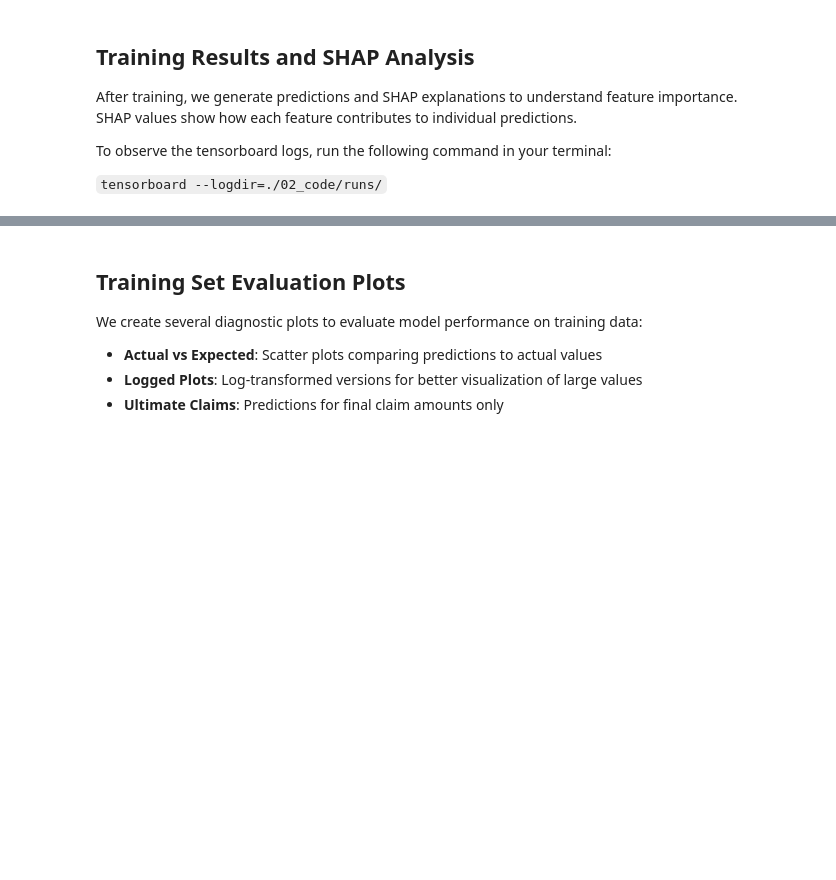
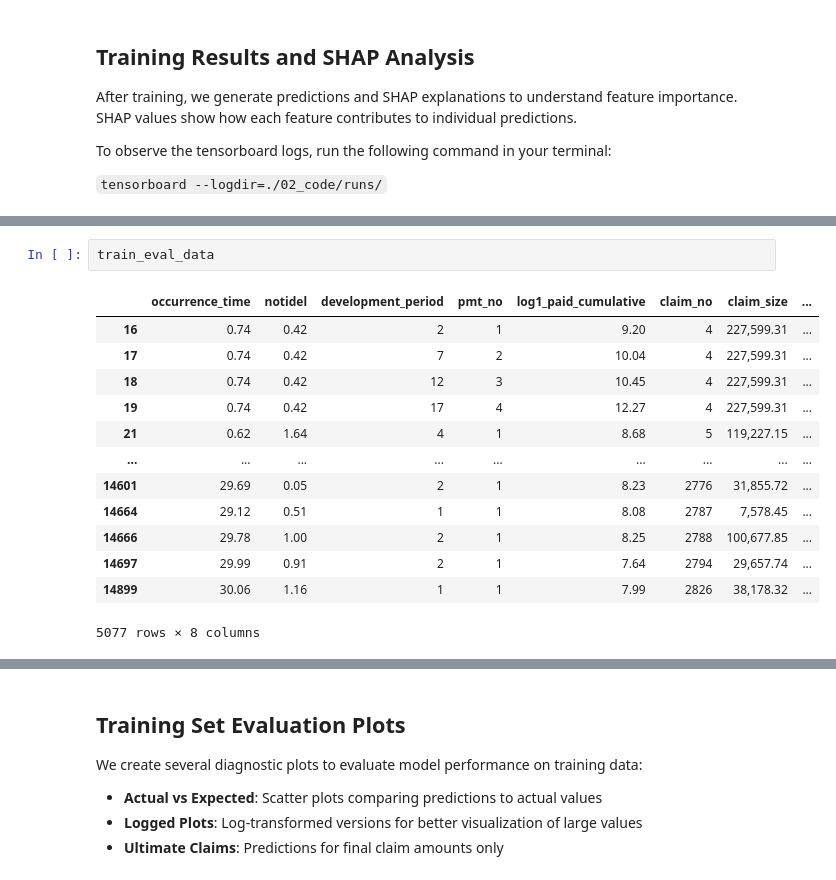
Before and after one commit to adamstanley537/MLR_working_party, a Jupyter notebook: 02_code/GRU_framework_NJC.ipynb, the cells around one changed output, grey strips where cells are left out. Cells and saved outputs as stored; diff of their text form; blank space fills up the shorter version.

```diff
--- a/02_code/GRU_framework_NJC.ipynb
+++ b/02_code/GRU_framework_NJC.ipynb
@@ -298,0 +296,16 @@ Ultimate RMSE: 82,074.95
+# %%
+train_eval_data
+# %% [output]
+|  | occurrence_time | notidel | development_period | pmt_no | log1_paid_cumulative | claim_no | claim_size | ... |
+| 16 | 0.74 | 0.42 | 2 | 1 | 9.20 | 4 | 227,599.31 | ... |
+| 17 | 0.74 | 0.42 | 7 | 2 | 10.04 | 4 | 227,599.31 | ... |
+| 18 | 0.74 | 0.42 | 12 | 3 | 10.45 | 4 | 227,599.31 | ... |
+| 19 | 0.74 | 0.42 | 17 | 4 | 12.27 | 4 | 227,599.31 | ... |
+| 21 | 0.62 | 1.64 | 4 | 1 | 8.68 | 5 | 119,227.15 | ... |
+| ... | ... | ... | ... | ... | ... | ... | ... | ... |
+| 14601 | 29.69 | 0.05 | 2 | 1 | 8.23 | 2776 | 31,855.72 | ... |
+| 14664 | 29.12 | 0.51 | 1 | 1 | 8.08 | 2787 | 7,578.45 | ... |
+| 14666 | 29.78 | 1.00 | 2 | 1 | 8.25 | 2788 | 100,677.85 | ... |
+| 14697 | 29.99 | 0.91 | 2 | 1 | 7.64 | 2794 | 29,657.74 | ... |
+| 14899 | 30.06 | 1.16 | 1 | 1 | 7.99 | 2826 | 38,178.32 | ... |
+5077 rows × 8 columns
```
Also changed, not shown: parts of 21 cells of this notebook, 3 other files.
